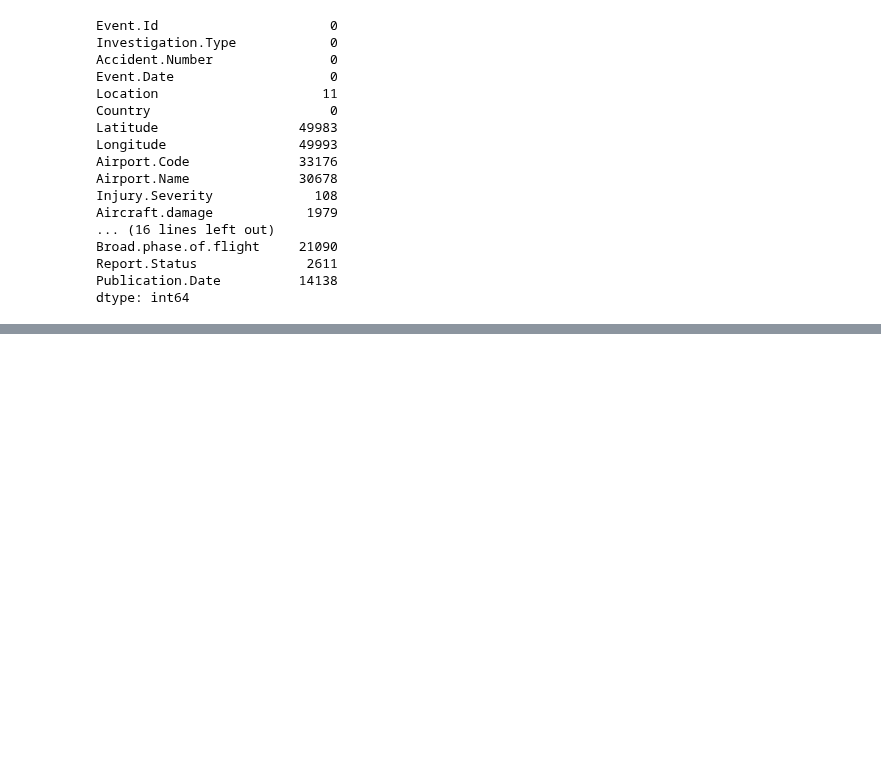
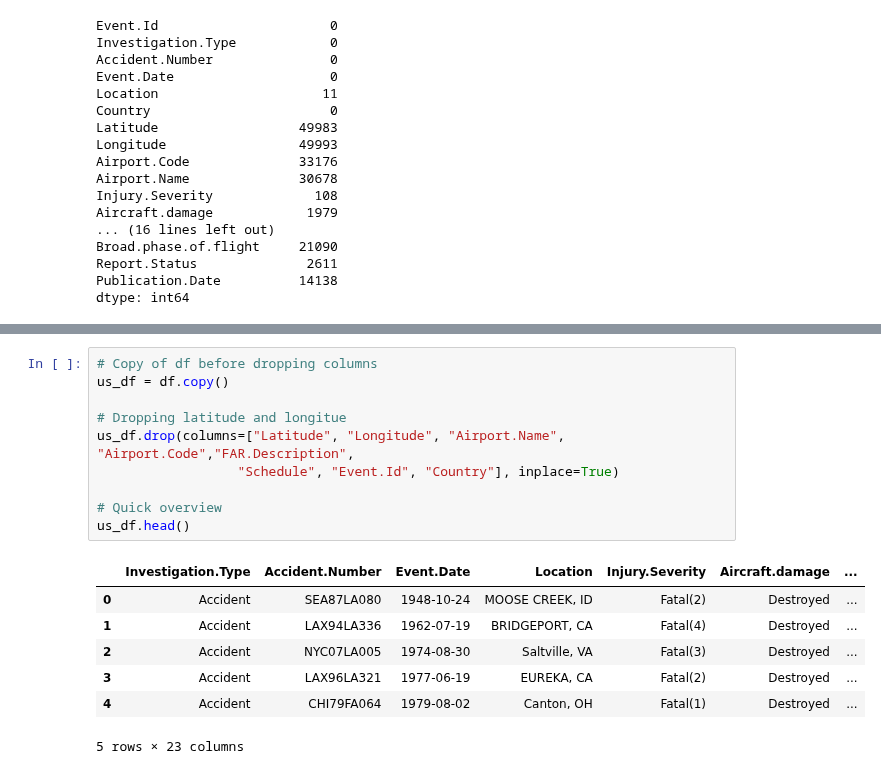
Before and after one commit to rongachoka/Aviation_EDA, a Jupyter notebook: aircraft_safety/analysis_draft.ipynb, the cells around one changed output, grey strips where cells are left out. Drawn from its saved outputs; the diff is of its cells as text; blank space fills up the shorter version.

```diff
--- a/aircraft_safety/analysis_draft.ipynb
+++ b/aircraft_safety/analysis_draft.ipynb
@@ -272,0 +289,18 @@ dtype: int64
+# %%
+# Copy of df before dropping columns
+us_df = df.copy()
+
+# Dropping latitude and longitue
+us_df.drop(columns=["Latitude", "Longitude", "Airport.Name", "Airport.Code","FAR.Description",
+                  "Schedule", "Event.Id", "Country"], inplace=True)
+
+# Quick overview
+us_df.head()
+# %% [output]
+|  | Investigation.Type | Accident.Number | Event.Date | Location | Injury.Severity | Aircraft.damage | ... |
+| 0 | Accident | SEA87LA080 | 1948-10-24 | MOOSE CREEK, ID | Fatal(2) | Destroyed | ... |
+| 1 | Accident | LAX94LA336 | 1962-07-19 | BRIDGEPORT, CA | Fatal(4) | Destroyed | ... |
+| 2 | Accident | NYC07LA005 | 1974-08-30 | Saltville, VA | Fatal(3) | Destroyed | ... |
+| 3 | Accident | LAX96LA321 | 1977-06-19 | EUREKA, CA | Fatal(2) | Destroyed | ... |
+| 4 | Accident | CHI79FA064 | 1979-08-02 | Canton, OH | Fatal(1) | Destroyed | ... |
+5 rows × 23 columns
```
Also changed, not shown: parts of 5 cells of this notebook.
